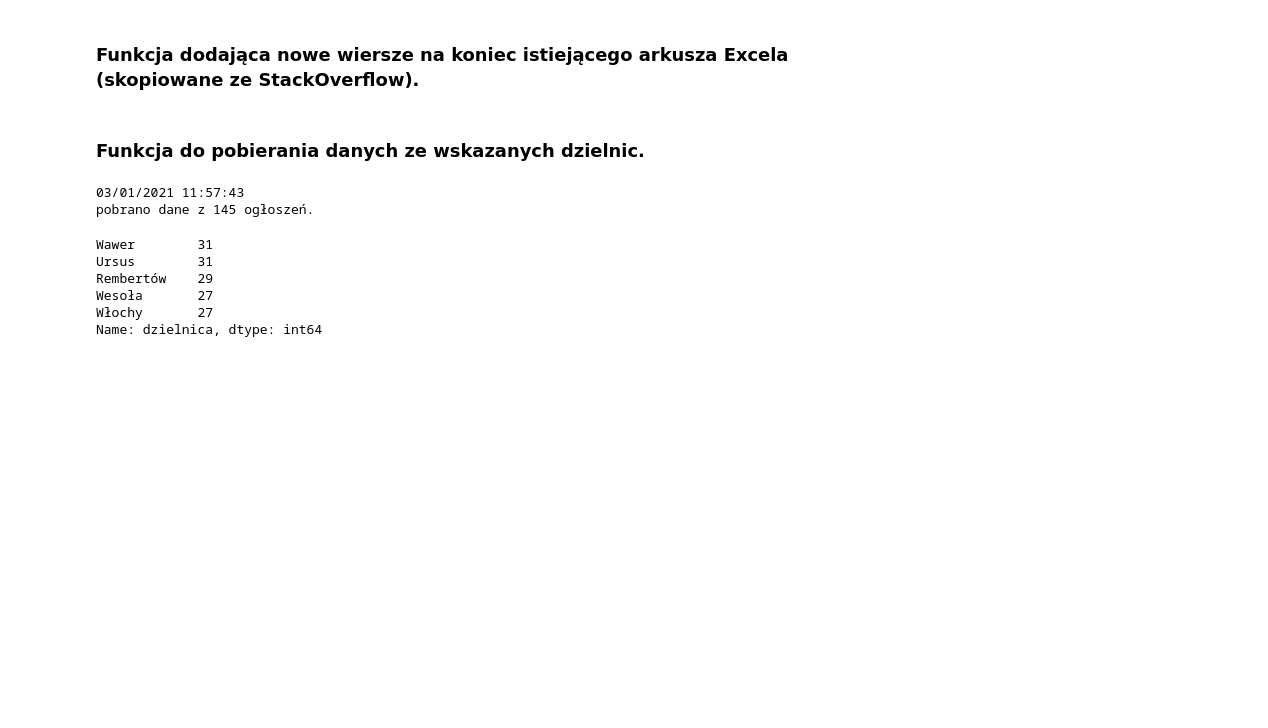
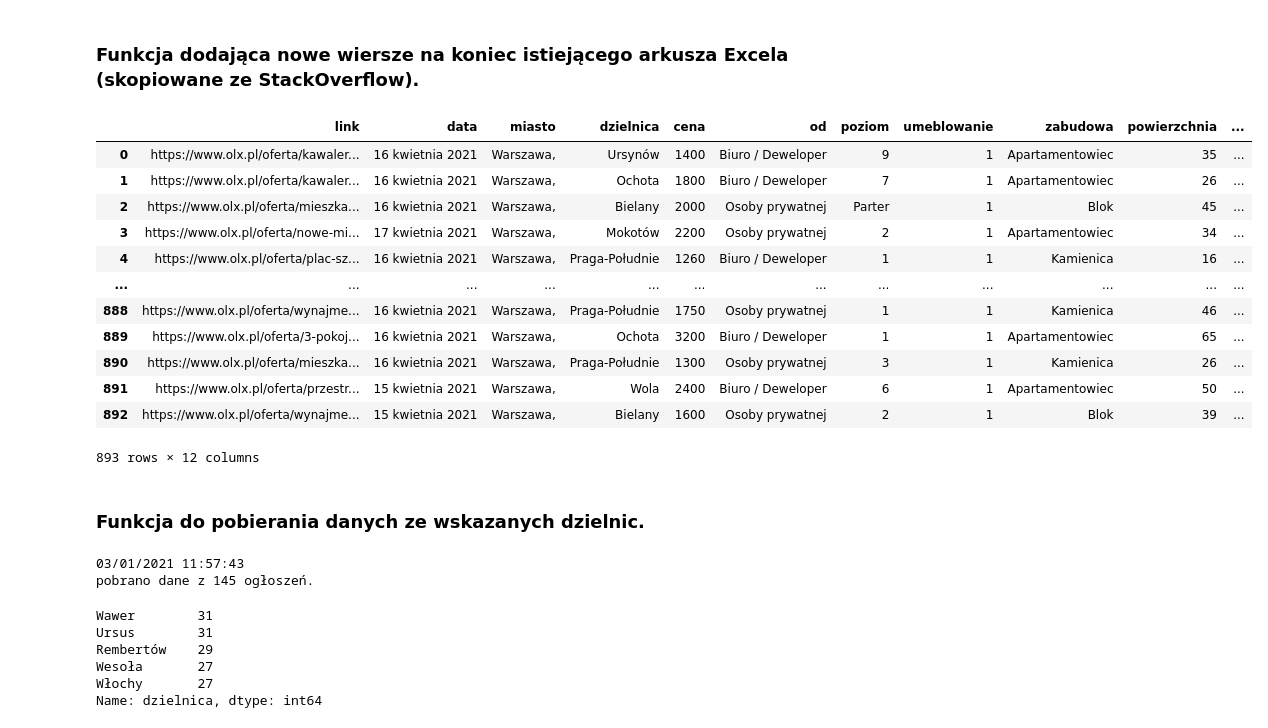
Before and after one commit to pawellachowski777/Apartments, a Jupyter notebook: web_scrap.ipynb, the cells around one changed output. Drawn from its saved outputs; the diff is of its cells as text; code cells hidden in the pictures; blank space fills up the shorter version.

```diff
--- a/web_scrap.ipynb
+++ b/web_scrap.ipynb
@@ -82,6 +81,5 @@ from datetime import datetime
 now = datetime.now()
 print(now.strftime('%d/%m/%Y %H:%M:%S'))
 
-rows = adverts(5)
-rows
+rows = adverts(25)
 # %% [output]
@@ -184,10 +176,26 @@ def append_df_to_excel(filename, df, sheet_name='Sheet1', startrow=None,
 import pandas as pd
 
 base = pd.DataFrame(rows,
-                    columns = ['link', 'miasto', 'dzielnica', 'cena', 'od', 'poziom',
+                    columns = ['link', 'data', 'miasto', 'dzielnica', 'cena', 'od', 'poziom',
                                'umeblowanie','zabudowa','powierzchnia', 'pokoje', 'czynsz dodatkowo'])
 
-append_df_to_excel('excel2.xlsx', base, index=False, header=False)
+# append_df_to_excel('excel2.xlsx', base, index=False, header=False)
+# %%
+base
+# %% [output]
+|  | link | data | miasto | dzielnica | cena | od | poziom | umeblowanie | zabudowa | powierzchnia | ... |
+| 0 | https://www.olx.pl/oferta/kawaler... | 16 kwietnia 2021 | Warszawa, | Ursynów | 1400 | Biuro / Deweloper | 9 | 1 | Apartamentowiec | 35 | ... |
+| 1 | https://www.olx.pl/oferta/kawaler... | 16 kwietnia 2021 | Warszawa, | Ochota | 1800 | Biuro / Deweloper | 7 | 1 | Apartamentowiec | 26 | ... |
+| 2 | https://www.olx.pl/oferta/mieszka... | 16 kwietnia 2021 | Warszawa, | Bielany | 2000 | Osoby prywatnej | Parter | 1 | Blok | 45 | ... |
+| 3 | https://www.olx.pl/oferta/nowe-mi... | 17 kwietnia 2021 | Warszawa, | Mokotów | 2200 | Osoby prywatnej | 2 | 1 | Apartamentowiec | 34 | ... |
+| 4 | https://www.olx.pl/oferta/plac-sz... | 16 kwietnia 2021 | Warszawa, | Praga-Południe | 1260 | Biuro / Deweloper | 1 | 1 | Kamienica | 16 | ... |
+| ... | ... | ... | ... | ... | ... | ... | ... | ... | ... | ... | ... |
+| 888 | https://www.olx.pl/oferta/wynajme... | 16 kwietnia 2021 | Warszawa, | Praga-Południe | 1750 | Osoby prywatnej | 1 | 1 | Kamienica | 46 | ... |
+| 889 | https://www.olx.pl/oferta/3-pokoj... | 16 kwietnia 2021 | Warszawa, | Ochota | 3200 | Biuro / Deweloper | 1 | 1 | Apartamentowiec | 65 | ... |
+| 890 | https://www.olx.pl/oferta/mieszka... | 16 kwietnia 2021 | Warszawa, | Praga-Południe | 1300 | Osoby prywatnej | 3 | 1 | Kamienica | 26 | ... |
+| 891 | https://www.olx.pl/oferta/przestr... | 15 kwietnia 2021 | Warszawa, | Wola | 2400 | Biuro / Deweloper | 6 | 1 | Apartamentowiec | 50 | ... |
+| 892 | https://www.olx.pl/oferta/wynajme... | 15 kwietnia 2021 | Warszawa, | Bielany | 1600 | Osoby prywatnej | 2 | 1 | Blok | 39 | ... |
+893 rows × 12 columns
 # %% [markdown]
 ### Funkcja do pobierania danych ze wskazanych dzielnic.
 # %%
```
Also changed, not shown: parts of 3 cells of this notebook, 12 other files.
